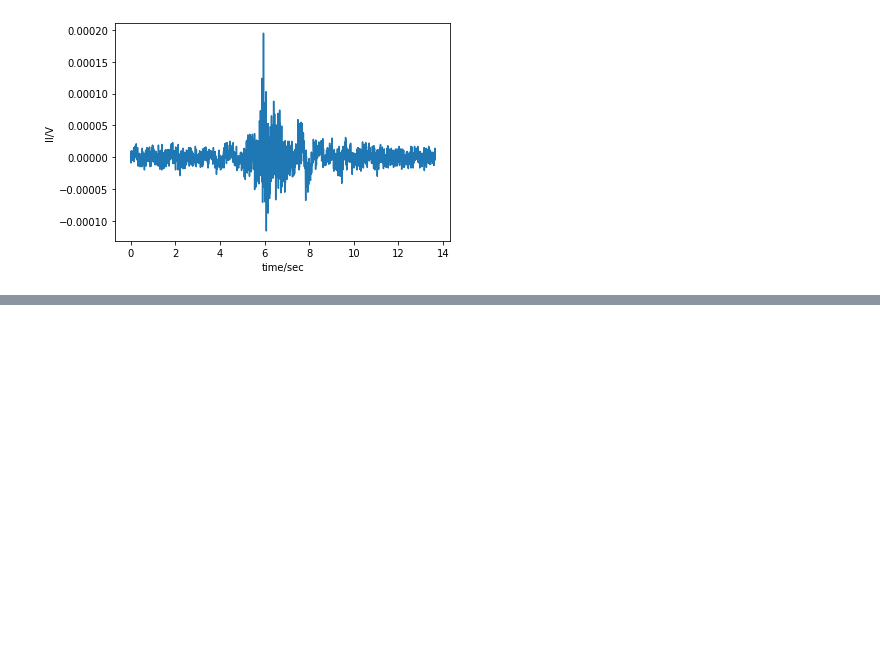
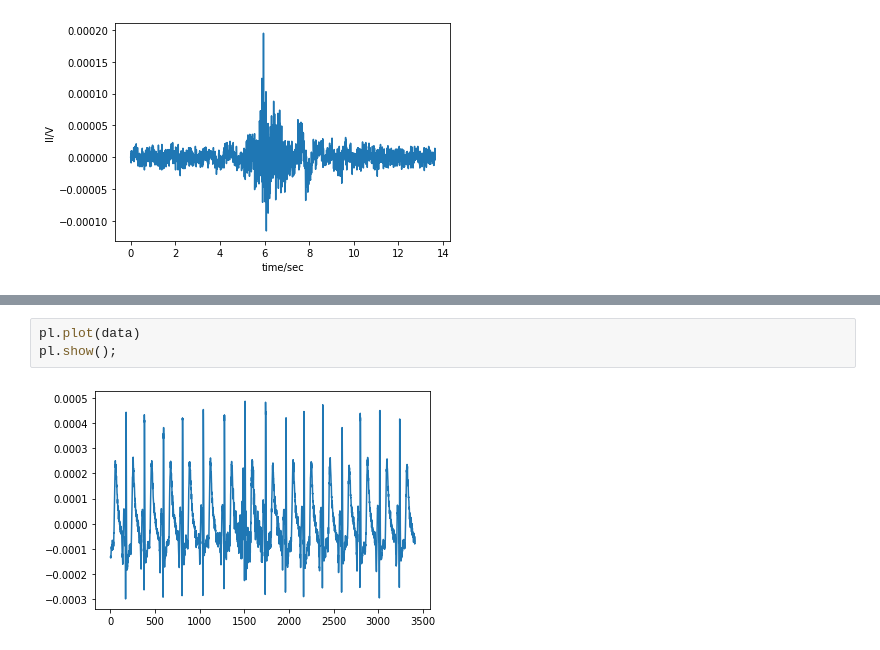
Before and after one commit to nibagon/datarecordings, a Jupyter notebook: Untitled.ipynb, the cells around one changed output, grey strips where cells are left out. Drawn from its saved outputs; the diff is of its cells as text; blank space fills up the shorter version.

```diff
--- a/Untitled.ipynb
+++ b/Untitled.ipynb
@@ -127,0 +61,5 @@ array([ 0.0e+00,  3.0e-06,  5.0e-06, ...,  1.4e-05,  3.0e-06, -2.0e-06])
+# %%
+pl.plot(data)
+pl.show();
+# %% [output]
+[figure, added]
```
Also changed, not shown: parts of 11 cells of this notebook, 4 other files.
